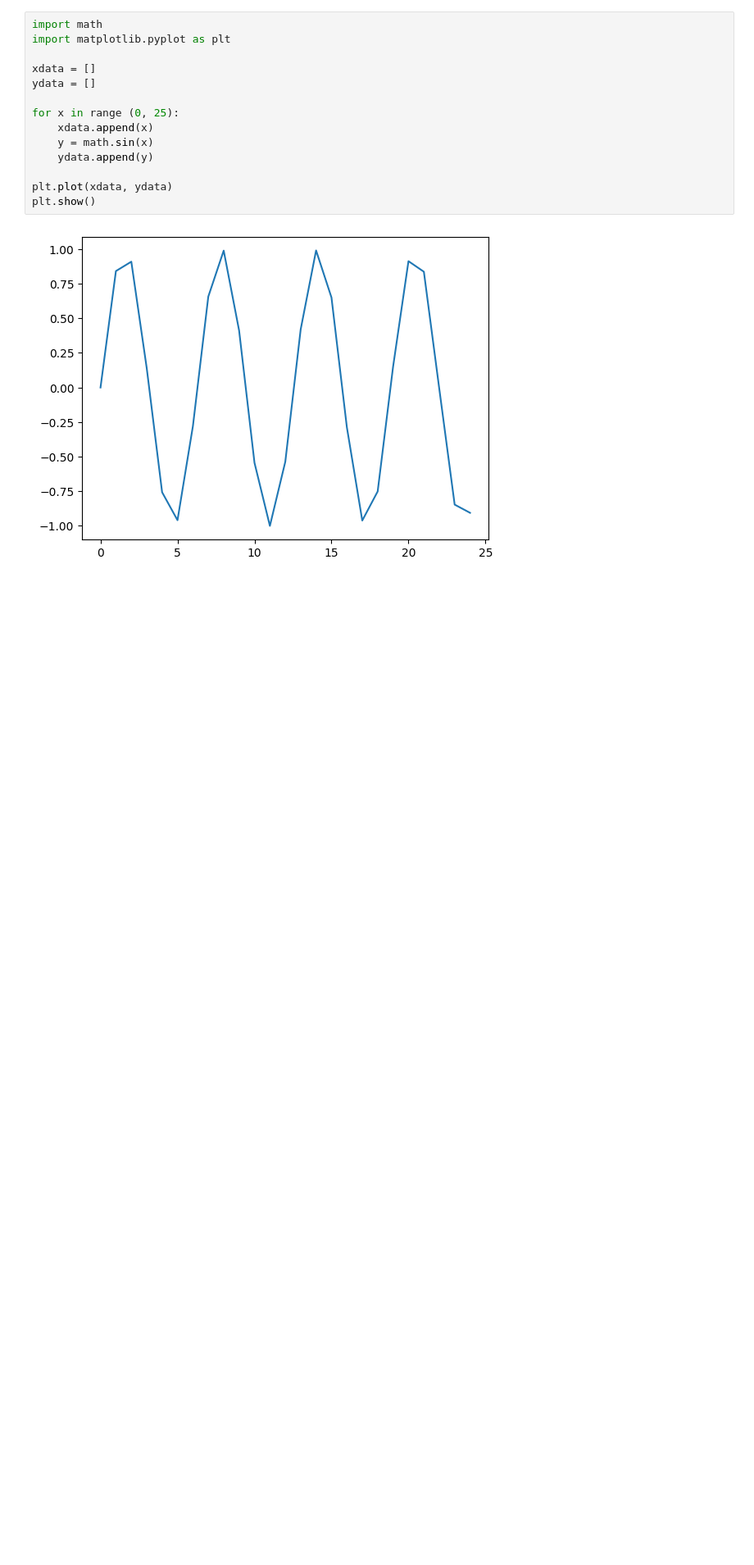
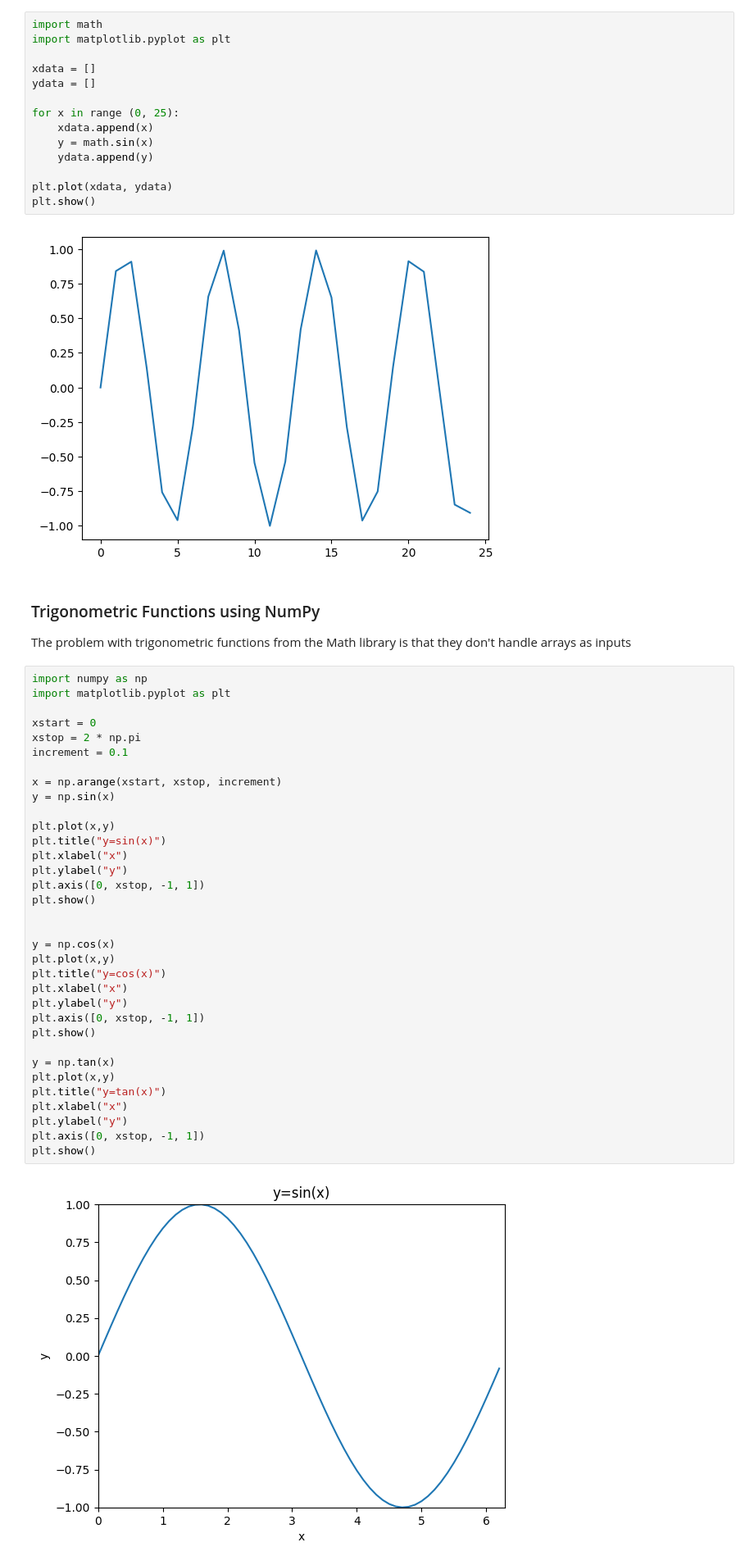
Before and after one commit to codewithlennylen/python-for-control, a Jupyter notebook: mathematics_applications/18_3_trigonometric_functions.ipynb, the cells around one changed output. Shown at 82% size. Cells and saved outputs as stored; diff of their text form; blank space fills up the shorter version.

Commit message:
Trigonometric Functions

```diff
--- a/mathematics_applications/18_3_trigonometric_functions.ipynb
+++ b/mathematics_applications/18_3_trigonometric_functions.ipynb
@@ -16,3 +16,43 @@ plt.plot(xdata, ydata)
 plt.show()
 # %% [output]
 [figure]
+# %% [markdown]
+### Trigonometric Functions using NumPy
+
+The problem with trigonometric functions from the Math library is that they don't handle arrays as inputs
+# %%
+import numpy as np
+import matplotlib.pyplot as plt
+
+xstart = 0
+xstop = 2 * np.pi
+increment = 0.1
+
+x = np.arange(xstart, xstop, increment)
+y = np.sin(x)
+
+plt.plot(x,y)
+plt.title("y=sin(x)")
+plt.xlabel("x")
+plt.ylabel("y")
+plt.axis([0, xstop, -1, 1])
+plt.show()
+
+
+y = np.cos(x)
+plt.plot(x,y)
+plt.title("y=cos(x)")
+plt.xlabel("x")
+plt.ylabel("y")
+plt.axis([0, xstop, -1, 1])
+plt.show()
+
+y = np.tan(x)
+plt.plot(x,y)
+plt.title("y=tan(x)")
+plt.xlabel("x")
+plt.ylabel("y")
+plt.axis([0, xstop, -1, 1])
+plt.show()
+# %% [output]
+[figure, added]
```
Also changed, not shown: parts of 1 cell of this notebook, 4 other files.
